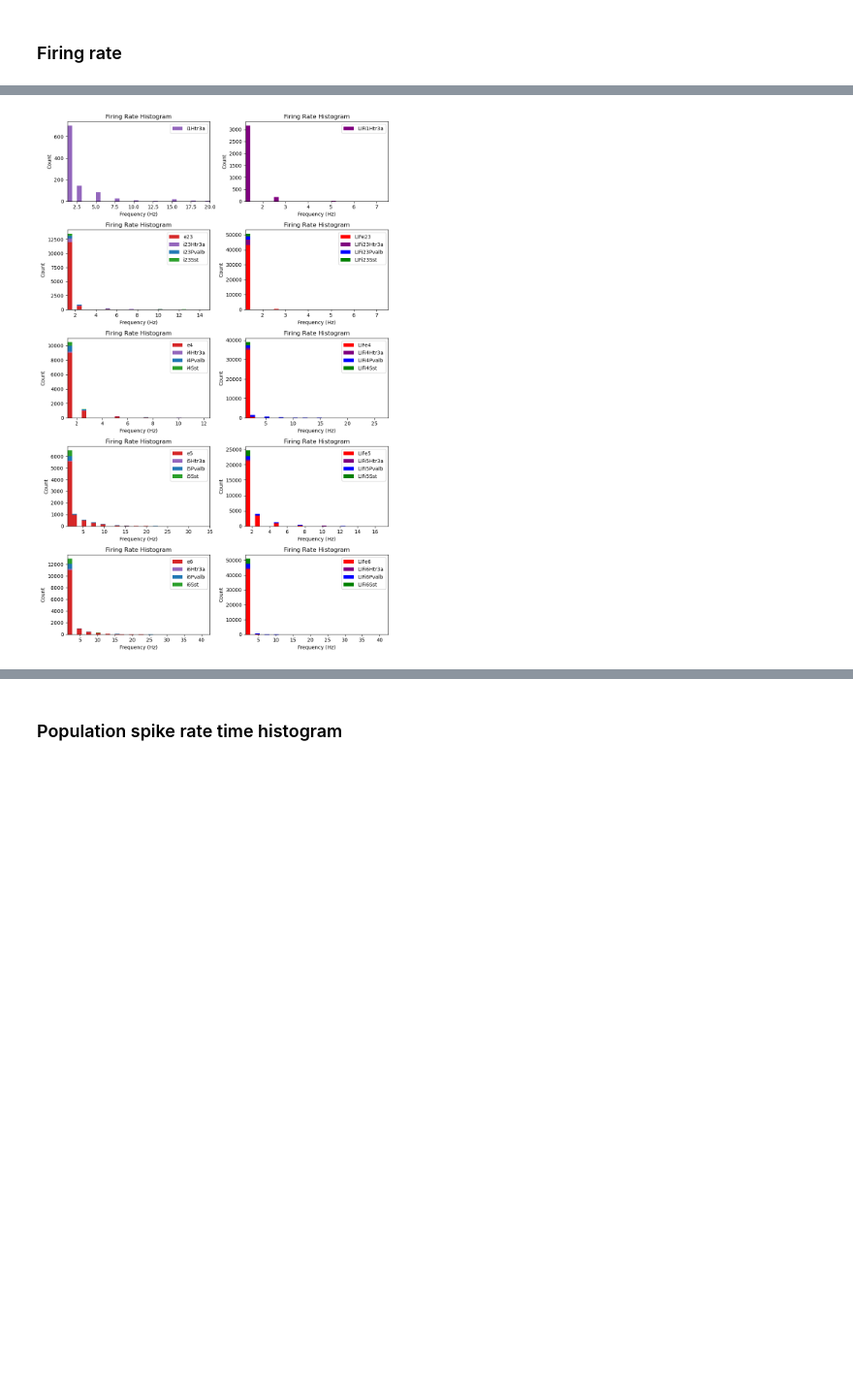
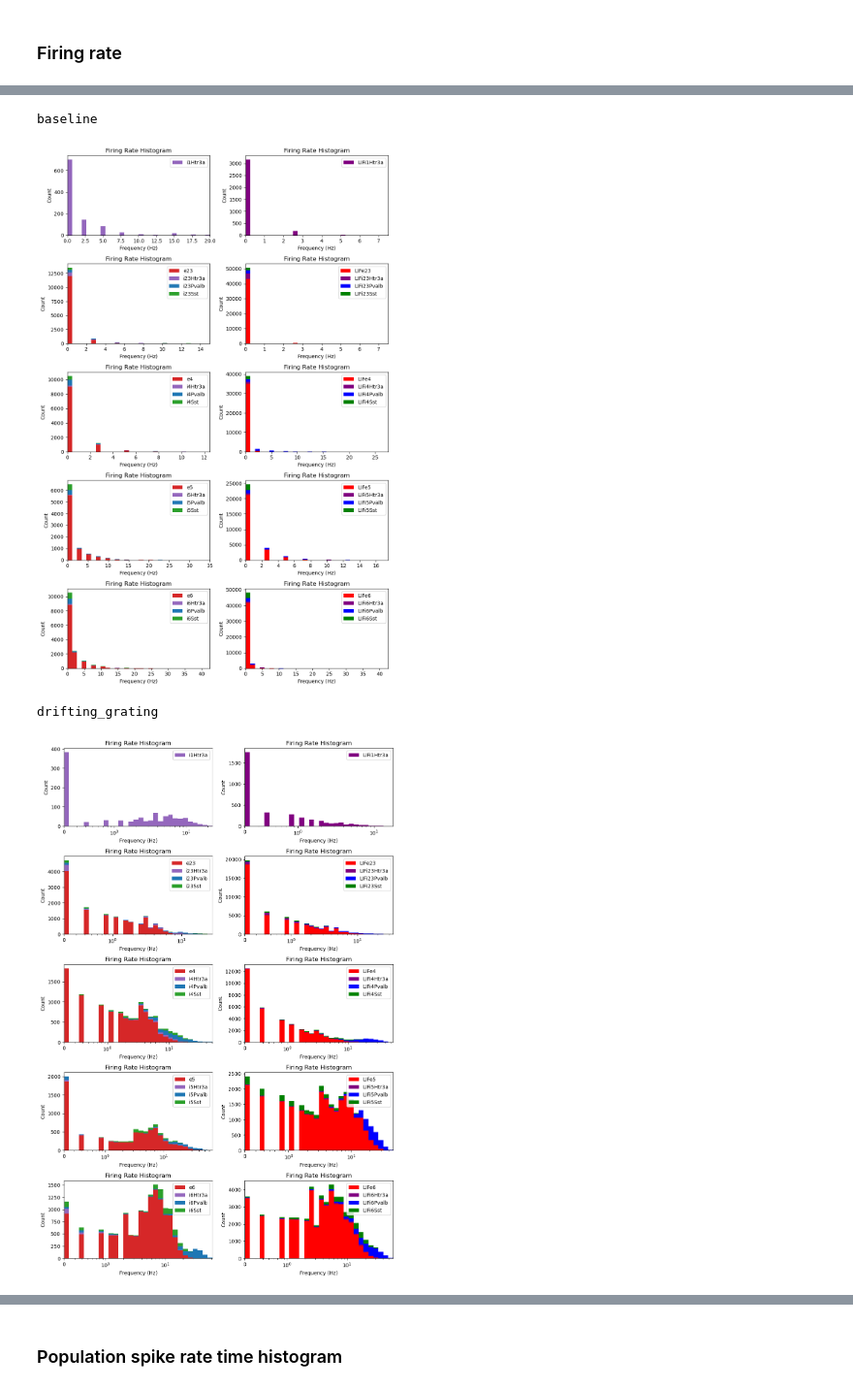
Before and after one commit to chenziao/Analyzing_Allen_V1_Model, a Jupyter notebook: spikes.ipynb, the cells around one changed output, grey strips where cells are left out. Shown: that part at 97% size. Cells and saved outputs as stored; diff of their text form; code cells hidden in the pictures; blank space fills up the shorter version.

```diff
--- a/spikes_drifting_grating.ipynb
+++ b/spikes.ipynb
@@ -22,0 +34,5 @@ network_name = 'v1'
+# %%
+params = dict(
+    nbins = 30, # number of firing rate histogram bins
+    fs = 2000., # Hz
+)
@@ -227,2 +112,17 @@ Drifting grating firing rate (Hz)
 layers = v1_pop_df['layer'].unique()
 model_types = v1_pop_df['model_type'].unique()[::-1]
+# %%
+durations = list(setting.duration_window.keys())
+firing_rates = {}
+pop_frs = {}
+for dur in durations:
+    frs = plot.firing_rate(spikes_df, num_cells=len(v1_nodes), time_windows=setting.duration_window[dur])
+    firing_rates[dur] = frs
+    pop_frs[dur] = {p: frs[nid] for p, nid in v1_pop_ids.items()}
+
+    pop_frs_df = utils.population_statistics(pop_frs[dur])
+    print(f'{dur} firing rate (Hz)')
+    display(pop_frs_df)
+
+    # save to file
+    pop_frs_df.to_csv(os.path.join(trial_dir, dur + '_firing_rate_statisitcs.csv'))
@@ -229,15 +168,19 @@ model_types = v1_pop_df['model_type'].unique()[::-1]
 # %%
-min_fr = 0.5 / plot.total_duration(baseline_window)
-
-_, axs = plt.subplots(len(layers), 2, figsize=(10, 3 * len(layers)))
-for j, M in enumerate(model_types):
-    for i, L in enumerate(layers):
-        ax = axs[i, j]
-        pops = v1_pop_df.index[(v1_pop_df['layer'] == L) & (v1_pop_df['model_type'] == M)]
-        pop_fr = {p: pop_baseline_frs[p] for p in pops}
-        plot.firing_rate_histogram(pop_fr, v1_pop_df.loc[pops, 'color'], bins=30, min_fr=min_fr,
-                                   logscale=False, stacked=True, ax=ax)
-plt.tight_layout()
-plt.show()
+for dur in durations:
+    print(dur)
+    min_fr = 0.5 / plot.total_duration(setting.duration_window[dur])
+    _, axs = plt.subplots(len(layers), 2, figsize=(10, 3 * len(layers)))
+    for j, M in enumerate(model_types):
+        for i, L in enumerate(layers):
+            ax = axs[i, j]
+            pops = v1_pop_df.index[(v1_pop_df['layer'] == L) & (v1_pop_df['model_type'] == M)]
+            pop_fr = {p: pop_frs[dur][p] for p in pops}
+            plot.firing_rate_histogram(pop_fr, v1_pop_df.loc[pops, 'color'], bins=params['nbins'],
+                                       min_fr=min_fr, logscale=setting.logscale_fr[dur], stacked=True, ax=ax)
+    plt.tight_layout()
+    plt.show()
 # %% [output]
+baseline
-[figure, old version]
+[figure, new version]
+drifting_grating
+[figure, added]
```
Also changed, not shown: parts of 20 cells of this notebook, 4 other files.
